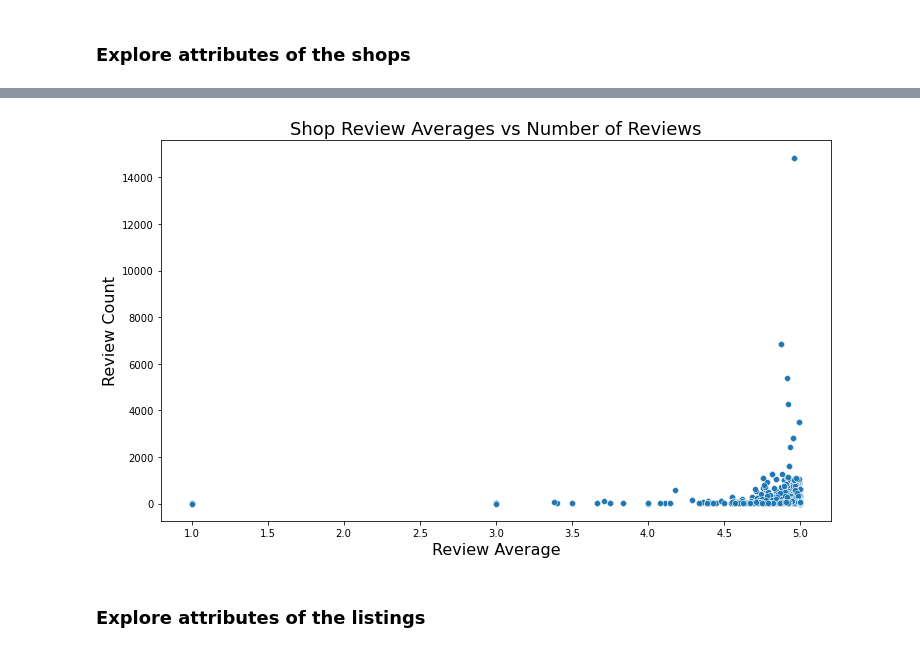
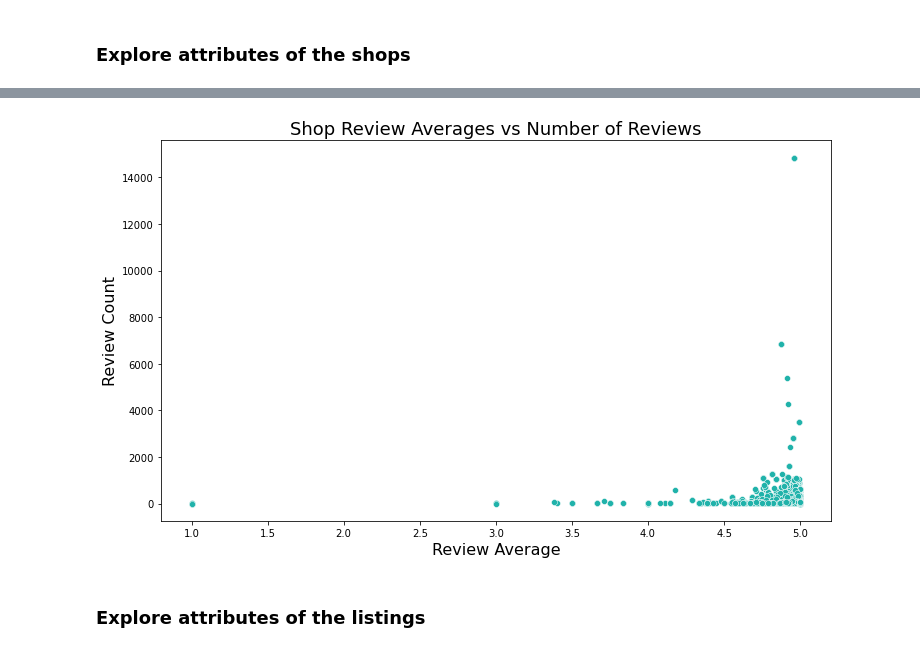
Before and after one commit to torisatori/etsy-pottery, a Jupyter notebook: Data Preprocessing Visualization Exploration.ipynb, the cells around one changed output, grey strips where cells are left out. Cells and saved outputs as stored; diff of their text form; code cells hidden in the pictures.

```diff
--- a/Data Preprocessing Visualization Exploration.ipynb
+++ b/Data Preprocessing Visualization Exploration.ipynb
@@ -135,16 +125,16 @@ for avg in averages:
 # %%
 # Plot Review Averages vs Number of Reviews
 plt.figure(figsize=(12, 7))
 
 plt.title("Shop Review Averages vs Number of Reviews", fontdict={"fontsize":18})
 
 plt.xlabel("Review Average", fontdict={"fontsize":16})
 plt.ylabel("Review Count", fontdict={"fontsize":16})
 
-sns.scatterplot(data=data, x='review_average', y='review_count')
+sns.scatterplot(data=data, x='review_average', y='review_count', color = 'lightseagreen')
 
 plt.show()
 # %% [output]
-[figure, old version]
+[figure, new version]
 # %% [markdown]
 ### Explore attributes of the listings
```
Also changed, not shown: parts of 6 cells of this notebook, 2 other files.
